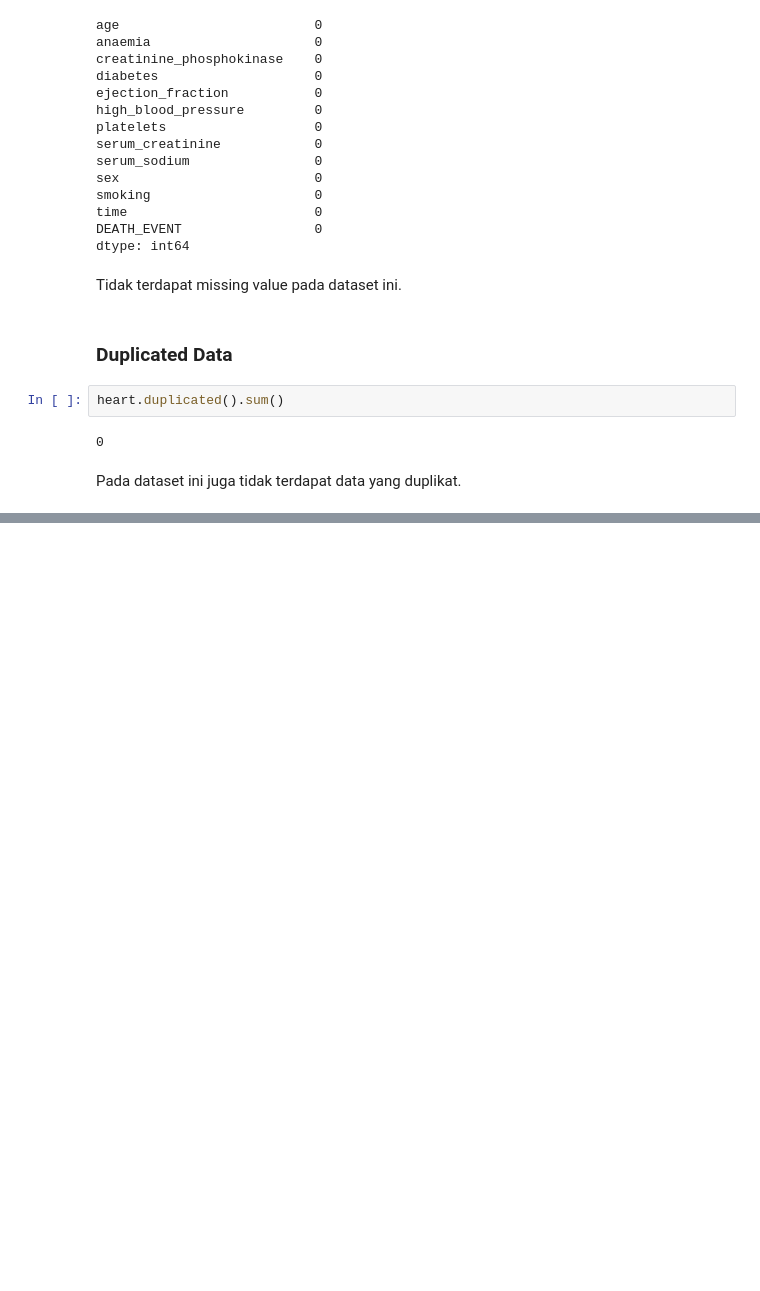
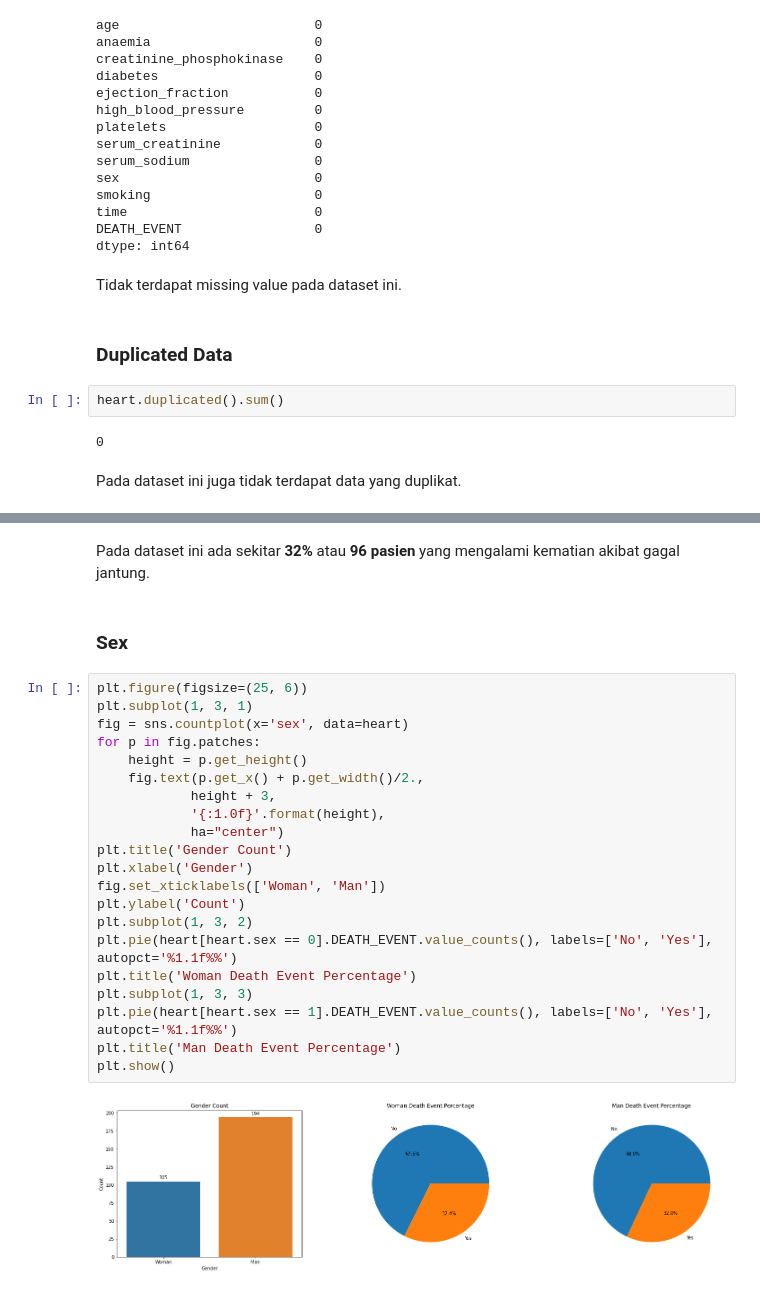
Before and after one commit to Penzragon/h8dsft_P1W2Ens, a Jupyter notebook: script.ipynb, the cells around one changed output, grey strips where cells are left out. Cells and saved outputs as stored; diff of their text form; blank space fills up the shorter version.

```diff
--- a/script.ipynb
+++ b/script.ipynb
@@ -168,0 +194,27 @@ Pada dataset ini juga tidak terdapat data yang duplikat.
+# %% [markdown]
+Pada dataset ini ada sekitar **32%** atau **96 pasien** yang mengalami kematian akibat gagal jantung.
+# %% [markdown]
+### Sex
+# %%
+plt.figure(figsize=(25, 6))
+plt.subplot(1, 3, 1)
+fig = sns.countplot(x='sex', data=heart)
+for p in fig.patches:
+    height = p.get_height()
+    fig.text(p.get_x() + p.get_width()/2.,
+            height + 3,
+            '{:1.0f}'.format(height),
+            ha="center")
+plt.title('Gender Count')
+plt.xlabel('Gender')
+fig.set_xticklabels(['Woman', 'Man'])
+plt.ylabel('Count')
+plt.subplot(1, 3, 2)
+plt.pie(heart[heart.sex == 0].DEATH_EVENT.value_counts(), labels=['No', 'Yes'], autopct='%1.1f%%')
+plt.title('Woman Death Event Percentage')
+plt.subplot(1, 3, 3)
+plt.pie(heart[heart.sex == 1].DEATH_EVENT.value_counts(), labels=['No', 'Yes'], autopct='%1.1f%%')
+plt.title('Man Death Event Percentage')
+plt.show()
+# %% [output]
+[figure, added]
```
Also changed, not shown: parts of 52 cells of this notebook.
